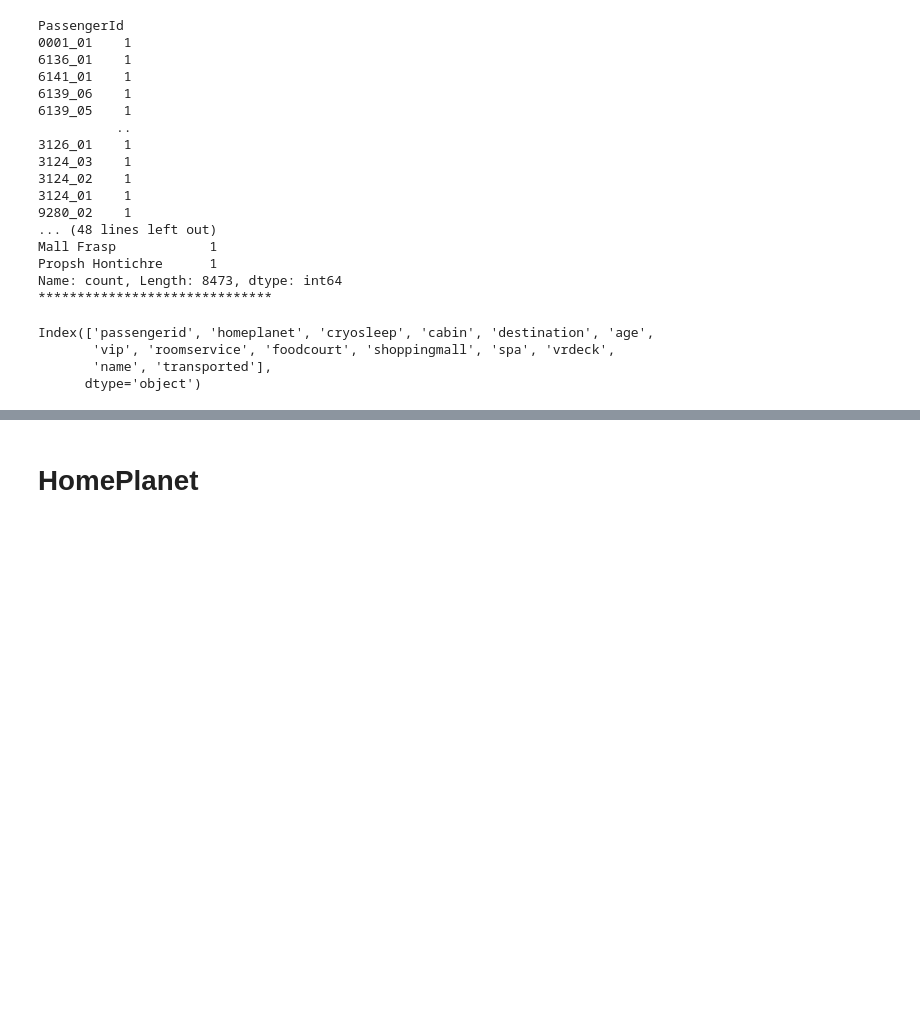
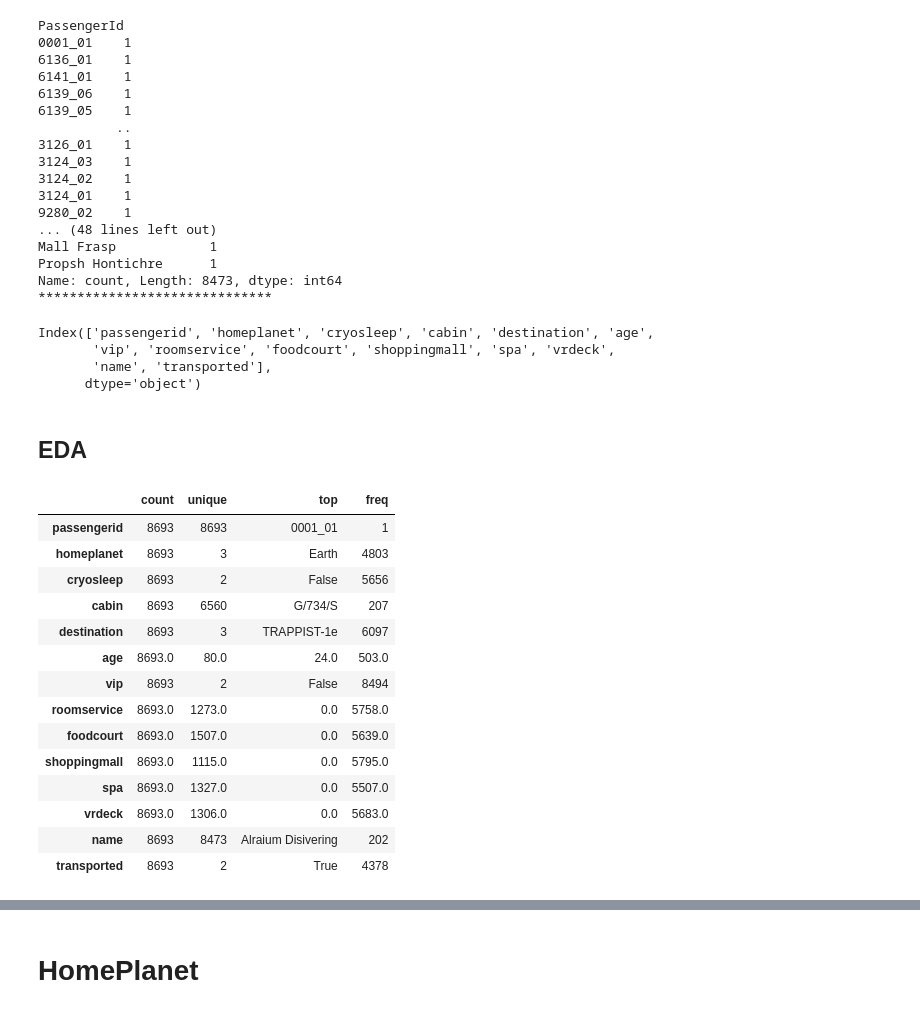
Before and after one commit to heereenveen/Kaggle, a Jupyter notebook: Spaceship Titanic/spaceship_titanic.ipynb, the cells around one changed output, grey strips where cells are left out. Drawn from its saved outputs; the diff is of its cells as text; code cells hidden in the pictures; blank space fills up the shorter version.

```diff
--- a/Spaceship Titanic/spaceship_titanic.ipynb
+++ b/Spaceship Titanic/spaceship_titanic.ipynb
@@ -90,3 +91,23 @@ from sklearn.impute import SimpleImputer
 imputer = SimpleImputer(strategy='most_frequent')
 
 data_train = pd.DataFrame(imputer.fit_transform(data_train), columns=data_train.columns)
+# %% [markdown]
+## EDA
+# %%
+data_train.describe(include='all').T
+# %% [output]
+|  | count | unique | top | freq |
+| passengerid | 8693 | 8693 | 0001_01 | 1 |
+| homeplanet | 8693 | 3 | Earth | 4803 |
+| cryosleep | 8693 | 2 | False | 5656 |
+| cabin | 8693 | 6560 | G/734/S | 207 |
+| destination | 8693 | 3 | TRAPPIST-1e | 6097 |
+| age | 8693.0 | 80.0 | 24.0 | 503.0 |
+| vip | 8693 | 2 | False | 8494 |
+| roomservice | 8693.0 | 1273.0 | 0.0 | 5758.0 |
+| foodcourt | 8693.0 | 1507.0 | 0.0 | 5639.0 |
+| shoppingmall | 8693.0 | 1115.0 | 0.0 | 5795.0 |
+| spa | 8693.0 | 1327.0 | 0.0 | 5507.0 |
+| vrdeck | 8693.0 | 1306.0 | 0.0 | 5683.0 |
+| name | 8693 | 8473 | Alraium Disivering | 202 |
+| transported | 8693 | 2 | True | 4378 |
```
Also changed, not shown: parts of 3 cells of this notebook.
